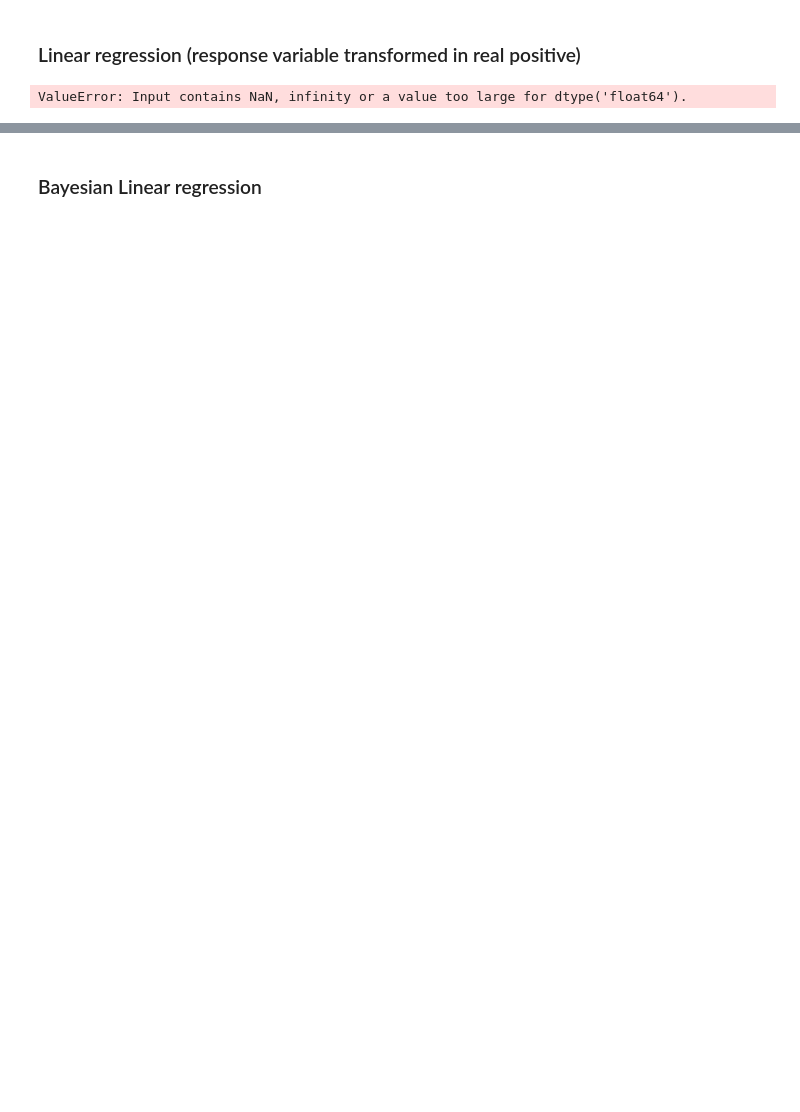
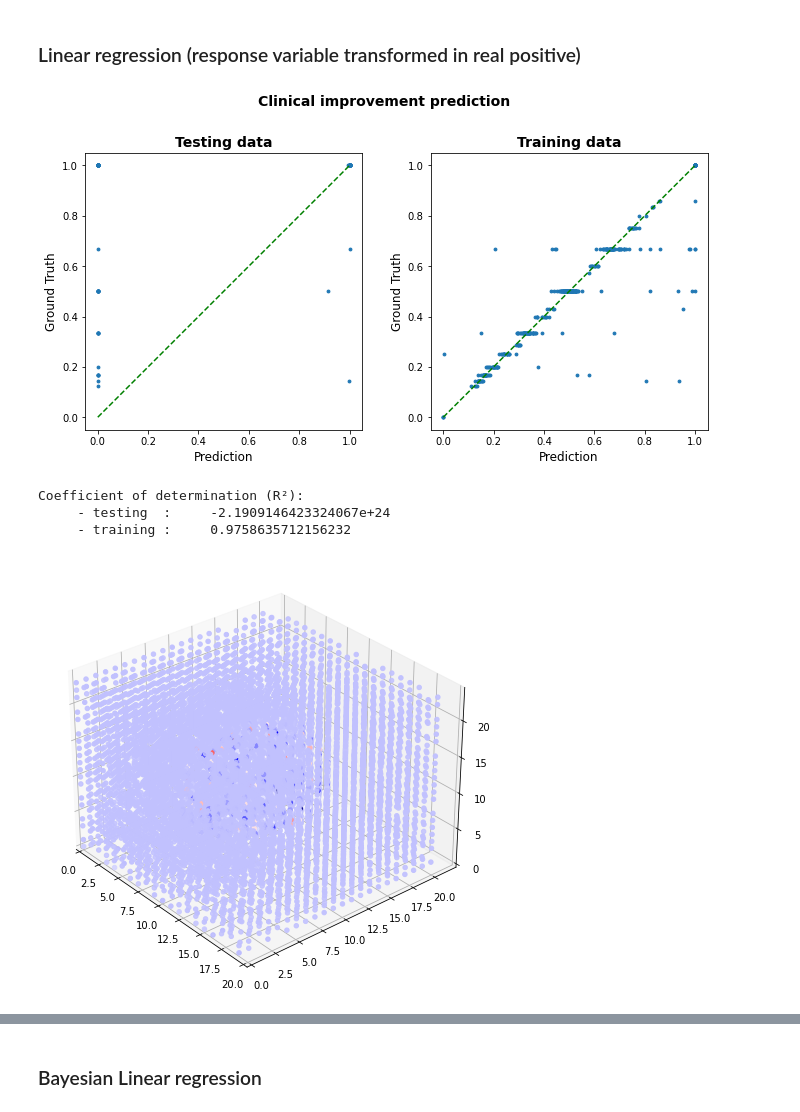
Before and after one commit to QuentinSav/probabilistic-stimulation-maps, a Jupyter notebook: modelEvaluation.ipynb, the cells around one changed output, grey strips where cells are left out. Saved outputs shown, nothing was run; the diff lists cells and outputs as text; code cells hidden in the pictures; blank space fills up the shorter version.

```diff
--- a/modelEvaluation.ipynb
+++ b/modelEvaluation.ipynb
@@ -285,10 +281,15 @@ Coefficient of determination (R²):
 # %%
 from sklearn.linear_model import LinearRegression
 
 model = LinearRegression()
 model = model.fit(X_train, logit(y_train))
 
 plot_results(model, X_test, y_test, X_train, y_train, transformed=True)
-plot_map(model)
+plot_map(model, dim='3D')
+plot_map(model, dim='2D')
 # %% [output]
+[figure, added]
-ValueError: Input contains NaN, infinity or a value too large for dtype('float64').
+Coefficient of determination (R²):
+     - testing  :     -2.1909146423324067e+24
+     - training :     0.9758635712156232
+[figure, added]
```
Also changed, not shown: parts of 28 cells of this notebook.
